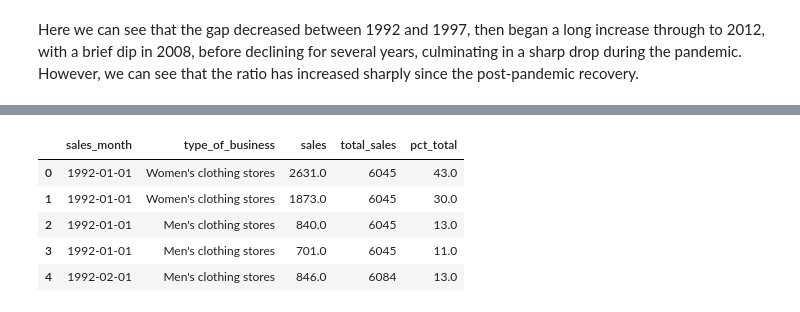
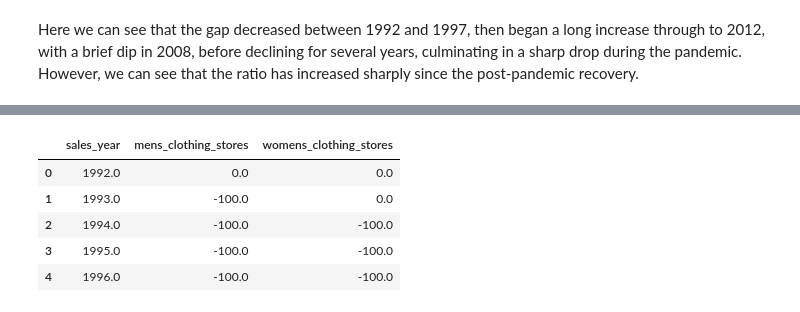
Before and after one commit to LouisYC123/north-america-retail-data-analysis, a Jupyter notebook: dbt/dbt_project/visualisations/analysis.ipynb, the cells around one changed output, grey strips where cells are left out. Cells and saved outputs as stored; diff of their text form; code cells hidden in the pictures.

Commit message:
added indeces marts

```diff
--- a/dbt/dbt_project/visualisations/analysis.ipynb
+++ b/dbt/dbt_project/visualisations/analysis.ipynb
@@ -10,6 +19,6 @@ from sqlalchemy import create_engine
 # %%
 # Connect to database
-engine = create_engine('postgresql+psycopg2://postgres:postgres@postgres_container/retail')
+engine = create_engine(f'postgresql+psycopg2://{POSTGRES_USER}:{POSTGRES_PASSWORD}@postgres_container/{POSTGRES_DB}')
 # %% [markdown]
 ### Simple Trends
 # %% [markdown]
@@ -84,17 +136,14 @@ Here we can see that the gap decreased between 1992 and 1997, then began a long
 # %%
-mart = 'mart_women_v_men_monthly_totals'
+mart = 'mart_1992_index_women_v_men_clothing'
 df = pd.read_sql(
     f'SELECT * FROM retail.{mart}',
     engine,
 )
-df = df.sort_values('sales_month')
-# plt.plot(df["sales_year"], df.womens_sales - df.mens_sales)
-# plt.show()
 df.head()
 # %% [output]
-|  | sales_month | type_of_business | sales | total_sales | pct_total |
-| 0 | 1992-01-01 | Women's clothing stores | 2631.0 | 6045 | 43.0 |
-| 1 | 1992-01-01 | Women's clothing stores | 1873.0 | 6045 | 30.0 |
-| 2 | 1992-01-01 | Men's clothing stores | 840.0 | 6045 | 13.0 |
-| 3 | 1992-01-01 | Men's clothing stores | 701.0 | 6045 | 11.0 |
-| 4 | 1992-02-01 | Men's clothing stores | 846.0 | 6084 | 13.0 |
+|  | sales_year | mens_clothing_stores | womens_clothing_stores |
+| 0 | 1992.0 | 0.0 | 0.0 |
+| 1 | 1993.0 | -100.0 | 0.0 |
+| 2 | 1994.0 | -100.0 | -100.0 |
+| 3 | 1995.0 | -100.0 | -100.0 |
+| 4 | 1996.0 | -100.0 | -100.0 |
```
Also changed, not shown: parts of 10 cells of this notebook.
